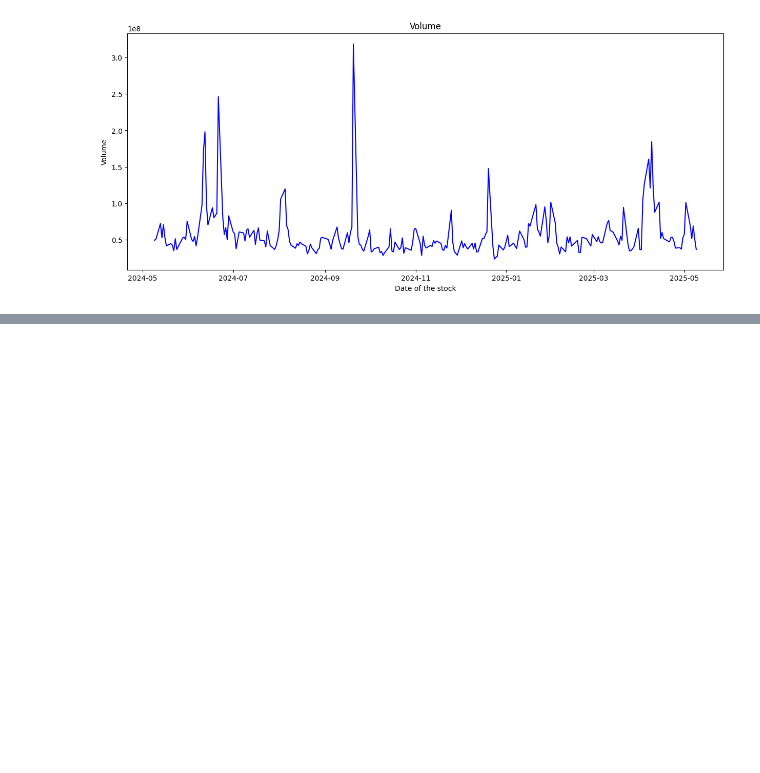
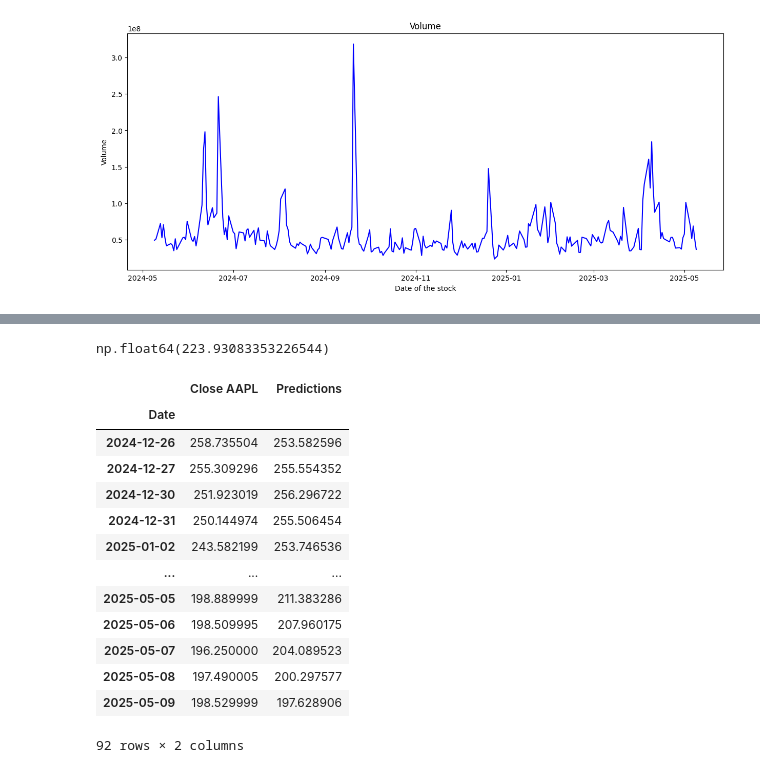
Before and after one commit to DarshanCHMSR/lstm, a Jupyter notebook: lstm.ipynb, the cells around one changed output, grey strips where cells are left out. Drawn from its saved outputs; the diff is of its cells as text; code cells hidden in the pictures; blank space fills up the shorter version.

```diff
--- a/lstm.ipynb
+++ b/lstm.ipynb
@@ -234,0 +360,5 @@ plt.show()
+# %%
+x_test = np.reshape(x_test, (x_test.shape[0], x_test.shape[1],
+                             1))
+# %%
+predictions = model.predict(x_test)
@@ -234,0 +367,28 @@ plt.show()
+# %%
+predictions = scaler.inverse_transform(predictions)
+# %%
+RMSE = np.sqrt(np.mean(predictions - y_test)**2)
+RMSE
+# %% [output]
+np.float64(223.93083353226544)
+# %%
+train_data = df_Close[:train_len]
+prediction_data = df_Close[train_len:]
+# %%
+prediction_data["Predictions"] = predictions
+prediction_data
+# %% [output]
+|  | Close AAPL | Predictions |
+| Date |  |  |
+| 2024-12-26 | 258.735504 | 253.582596 |
+| 2024-12-27 | 255.309296 | 255.554352 |
+| 2024-12-30 | 251.923019 | 256.296722 |
+| 2024-12-31 | 250.144974 | 255.506454 |
+| 2025-01-02 | 243.582199 | 253.746536 |
+| ... | ... | ... |
+| 2025-05-05 | 198.889999 | 211.383286 |
+| 2025-05-06 | 198.509995 | 207.960175 |
+| 2025-05-07 | 196.250000 | 204.089523 |
+| 2025-05-08 | 197.490005 | 200.297577 |
+| 2025-05-09 | 198.529999 | 197.628906 |
+92 rows × 2 columns
```
Also changed, not shown: parts of 40 cells of this notebook, 1 other file.
